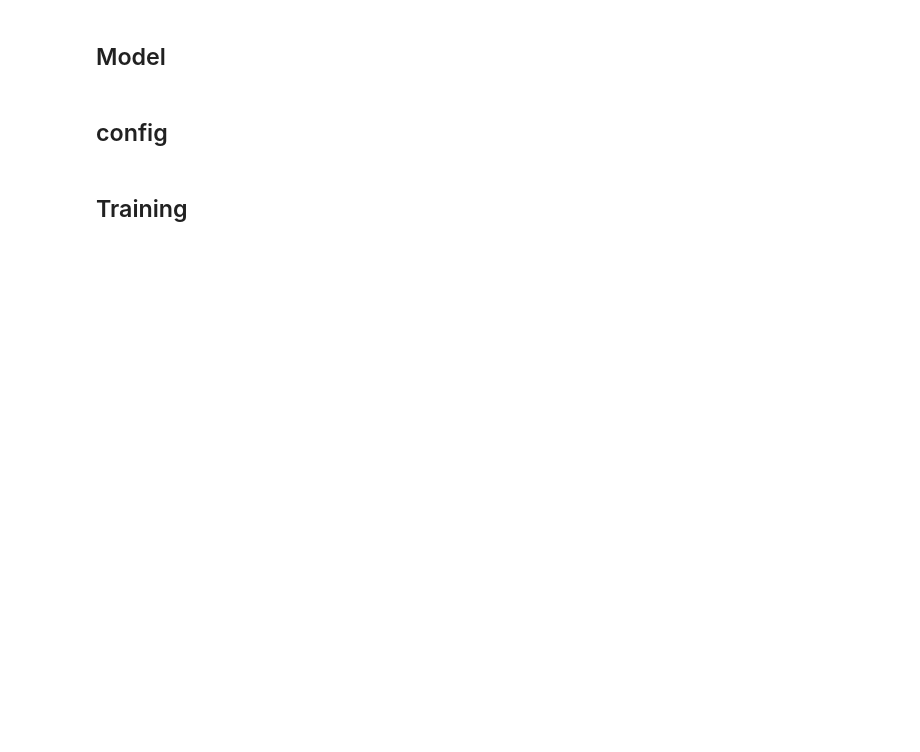
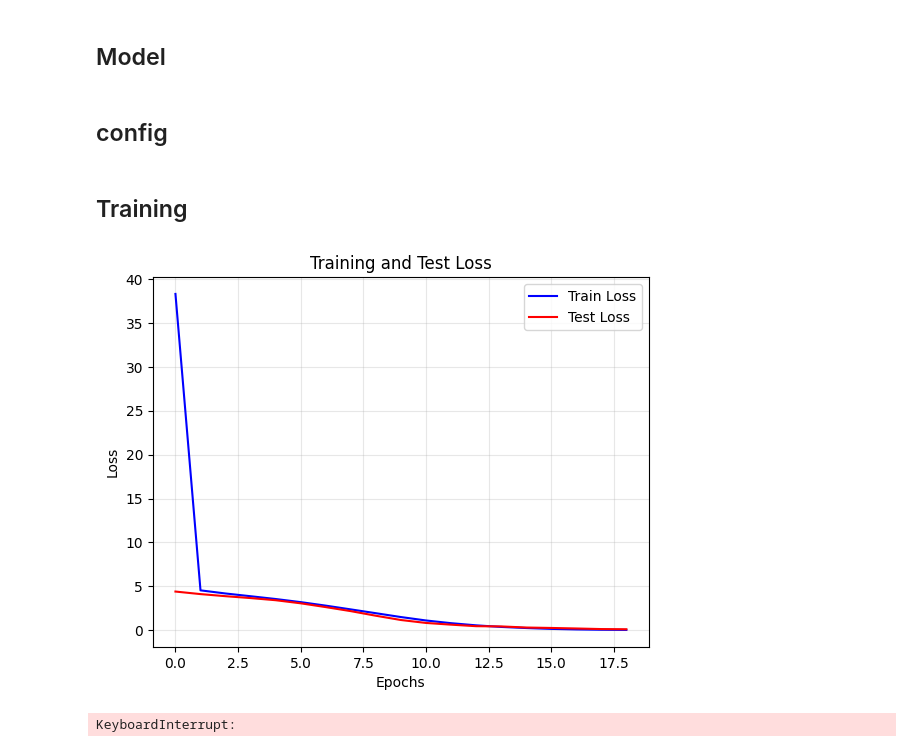
Before and after one commit to yundddd/graph_generator, a Jupyter notebook: notebooks/GNN_models.ipynb, the cells around one changed output. Drawn from its saved outputs; the diff is of its cells as text; code cells hidden in the pictures; blank space fills up the shorter version.

```diff
--- a/notebooks/GNN_models.ipynb
+++ b/notebooks/GNN_models.ipynb
@@ -107,8 +109,7 @@ class GraphFaultInjectionDataset(Dataset):
       self.train_file_idx += [idx + train_length for idx in train_file_idx]
       self.test_file_idx += [idx + test_length for idx in test_file_idx]
 
-    print(self.root + "/" + self.processed_dir + "/node_feature_0.pt")
-    if self.force_reload or not os.path.exists(self.processed_dir + "/node_feature_0.pt"):
+    if self.force_reload or self._should_write_tensor_to_disk():
       # saving node_feature tensors
       with tqdm(total=len(self.raw_data_paths), desc=f"Saving feature tensors to disk", unit="files") as pbar:
         for idx in range(len(self.raw_data_paths)):
@@ -167,6 +168,10 @@ class GraphFaultInjectionDataset(Dataset):
   @lru_cache(maxsize=32)
   def edge_index(self):
     return self._get_edge_index(self.raw_data_paths[0][2])
+
+  # If the procssed tensor is not on disk, write all tensor to disk.
+  def _should_write_tensor_to_disk(self):
+    return not os.path.exists(self.processed_dir + "/node_feature_0.pt")
 
   # Load feature and label tensors from disk. Cache the result to reduce file IO.
   @lru_cache(maxsize=32)
@@ -269,6 +274,7 @@ def preload_to_gpu(loader, device):
                 batch = batch.to(device)
             except Exception as e:
                 assert False, f"GPU memory is full. Please restart kernel. Error: {e}"
+            out.append(batch)
             pbar.update(1)
     return DataLoader(out, shuffle=False)
 
@@ -346,26 +371,33 @@ class DirectedGraphSAGE(torch.nn.Module):
         return F.log_softmax(x, dim=1)
 
 class DirectedGAT(torch.nn.Module):
-    def __init__(self, input_features, hidden_dim, output_classes, heads=18):
-        super(DirectedGAT, self).__init__()
-        self.conv1 = GATConv(input_features, hidden_dim, heads=heads, concat=True)
-        self.conv2 = GATConv(hidden_dim * heads, output_classes, heads=1, concat=False)
-        self.dropout = torch.nn.Dropout(p=0.5)
+    def __init__(self, input_features, hidden_dim, output_classes, heads=4):
+        super().__init__()
+        self.preprocessing1 = torch.nn.Linear(input_features, input_features * 2)
+        self.preprocessing2 = torch.nn.Linear(input_features * 2, hidden_dim)
+        self.conv1 = GATConv(hidden_dim, hidden_dim, heads=heads, concat=True)
+        self.conv2 = GATConv(hidden_dim * heads, hidden_dim, heads=1, concat=False)
+        self.dropout = torch.nn.Dropout(p=0.1)
+        self.post_processing = torch.nn.Parameter(torch.randn(hidden_dim, output_classes))
 
     def forward(self, data):
         x, edge_index = data.x, data.edge_index
+
+        x = self.preprocessing1(x)
+        x = self.preprocessing2(x)
 
         x = self.conv1(x, edge_index)
         x = F.relu(x)
         x = self.dropout(x)
 
         x = self.conv2(x, edge_index)
+        x = torch.matmul(x, self.post_processing)
         return F.log_softmax(x, dim=1)
 # %% [markdown]
 ## config
 # %%
 input_features = FEATURE_DIMENSION
-hidden_dim = input_features * 2
+hidden_dim = input_features * 4
 output_classes = 2
 
 MODELS = {
@@ -388,15 +420,15 @@ def build_model(model_name, input_features, hidden_dim, output_classes):
     model = MODELS[model_name](input_features, hidden_dim, output_classes)
     return model, model_name
 
-def train(model, train_loader, test_loader, num_epoch, lr=0.01, weight_decay=5e-4, loss_function=F.nll_loss):
-    plt.figure(figsize=(10, 6))
+def train(model, train_loader, test_loader, num_epoch, lr=0.00001, weight_decay=5e-4, loss_function=F.nll_loss):
+    plt.figure()
 
     train_losses = []
     test_losses = []
     model = model.to(device)
 
     optimizer = torch.optim.Adam(model.parameters(), lr=lr, weight_decay=weight_decay)
-    print(f"Training {num_epoch} with {len(train_loader)} batches")
+    print(f"Training {num_epoch} epochs with {len(train_loader)} batches each")
     for epoch in range(num_epoch):
         model.train()
         train_loss = 0.0
@@ -505,6 +537,9 @@ def generate_cm(y_true, y_pred, model_name):
   plt.title(f'{model_name} Confusion Matrix')
   plt.show()
 # %%
-model2, model_name2 = build_model("DirectedGraphSAGE", input_features, hidden_dim, output_classes)
-train(model2, train_loader, test_loader, 50)
+model, model_name = build_model("DirectedGAT", input_features, hidden_dim, output_classes)
+train(model, train_loader, test_loader, 100)
+# %% [output]
+[figure, added]
+KeyboardInterrupt:
 # %%
```
Also changed, not shown: parts of 3 cells of this notebook, 3 other files.
